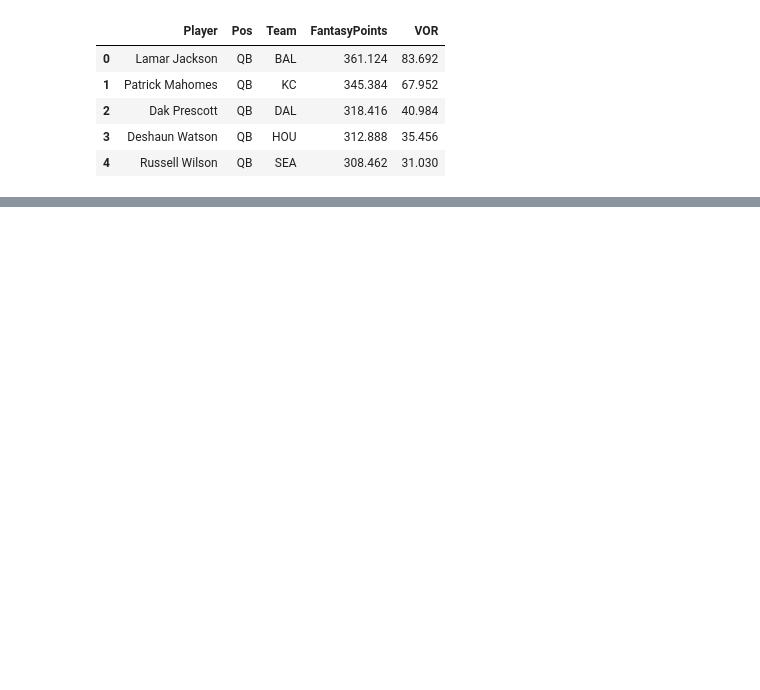
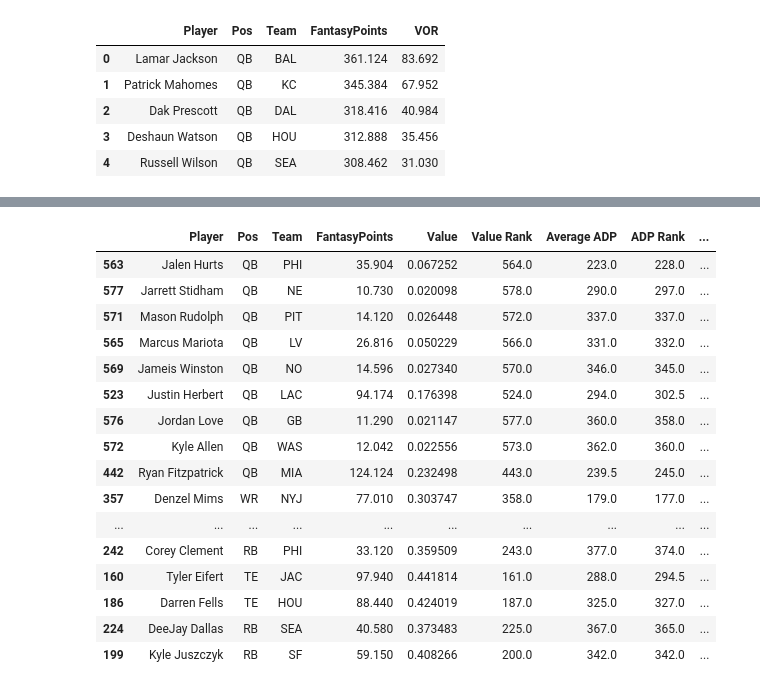
Before and after one commit to aaronpetryio/ffdp-exercises, a Jupyter notebook: ffdp_vor.ipynb, the cells around one changed output, grey strips where cells are left out. Cells and saved outputs as stored; diff of their text form; code cells hidden in the pictures; blank space fills up the shorter version.

```diff
--- a/ffdp_vor.ipynb
+++ b/ffdp_vor.ipynb
@@ -227,0 +301,11 @@ df.sort_values(by='VOR', ascending=False).head(100)
+# %%
+adp_df = adp_df.rename({
+    'PLAYER': 'Player',
+    'POS': 'Pos',
+    'AVG': 'Average ADP',
+    'ADP RANK': 'ADP Rank'
+}, axis = 1)
+# %%
+final_df = df.merge(adp_df, how='left', on=['Player', 'Pos'])
+
+final_df.head()
@@ -227,0 +319,6 @@ df.sort_values(by='VOR', ascending=False).head(100)
+# %%
+final_df['Diff in ADP and Value'] = final_df['ADP Rank'] - final_df['Value Rank']
+
+final_df = final_df.dropna()
+
+final_df.head()
@@ -227,0 +332,20 @@ df.sort_values(by='VOR', ascending=False).head(100)
+# %%
+final_df.sort_values(by='Diff in ADP and Value')
+# %% [output]
+|  | Player | Pos | Team | FantasyPoints | Value | Value Rank | Average ADP | ADP Rank | ... |
+| 563 | Jalen Hurts | QB | PHI | 35.904 | 0.067252 | 564.0 | 223.0 | 228.0 | ... |
+| 577 | Jarrett Stidham | QB | NE | 10.730 | 0.020098 | 578.0 | 290.0 | 297.0 | ... |
+| 571 | Mason Rudolph | QB | PIT | 14.120 | 0.026448 | 572.0 | 337.0 | 337.0 | ... |
+| 565 | Marcus Mariota | QB | LV | 26.816 | 0.050229 | 566.0 | 331.0 | 332.0 | ... |
+| 569 | Jameis Winston | QB | NO | 14.596 | 0.027340 | 570.0 | 346.0 | 345.0 | ... |
+| 523 | Justin Herbert | QB | LAC | 94.174 | 0.176398 | 524.0 | 294.0 | 302.5 | ... |
+| 576 | Jordan Love | QB | GB | 11.290 | 0.021147 | 577.0 | 360.0 | 358.0 | ... |
+| 572 | Kyle Allen | QB | WAS | 12.042 | 0.022556 | 573.0 | 362.0 | 360.0 | ... |
+| 442 | Ryan Fitzpatrick | QB | MIA | 124.124 | 0.232498 | 443.0 | 239.5 | 245.0 | ... |
+| 357 | Denzel Mims | WR | NYJ | 77.010 | 0.303747 | 358.0 | 179.0 | 177.0 | ... |
+| ... | ... | ... | ... | ... | ... | ... | ... | ... | ... |
+| 242 | Corey Clement | RB | PHI | 33.120 | 0.359509 | 243.0 | 377.0 | 374.0 | ... |
+| 160 | Tyler Eifert | TE | JAC | 97.940 | 0.441814 | 161.0 | 288.0 | 294.5 | ... |
+| 186 | Darren Fells | TE | HOU | 88.440 | 0.424019 | 187.0 | 325.0 | 327.0 | ... |
+| 224 | DeeJay Dallas | RB | SEA | 40.580 | 0.373483 | 225.0 | 367.0 | 365.0 | ... |
+| 199 | Kyle Juszczyk | RB | SF | 59.150 | 0.408266 | 200.0 | 342.0 | 342.0 | ... |
```
Also changed, not shown: parts of 25 cells of this notebook.
